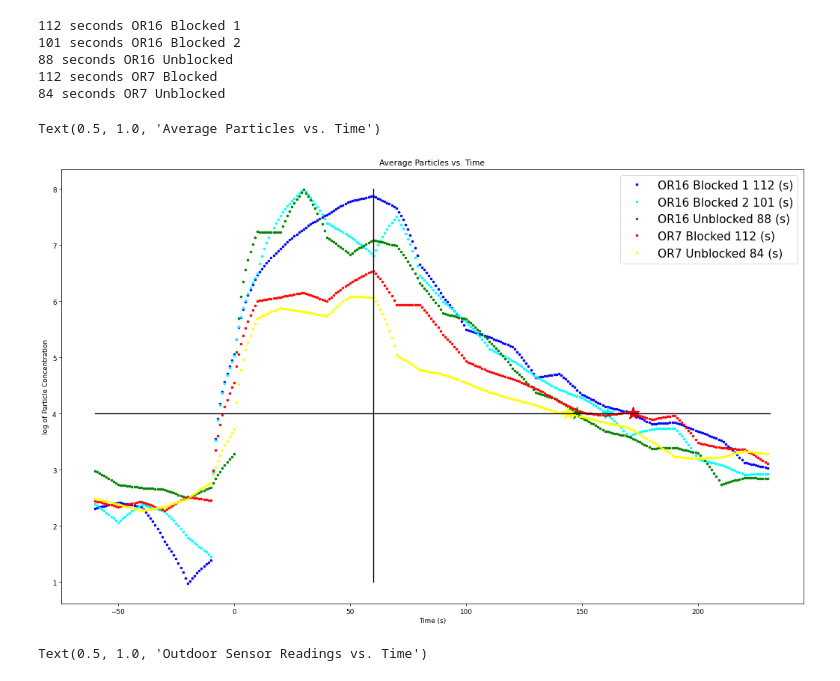
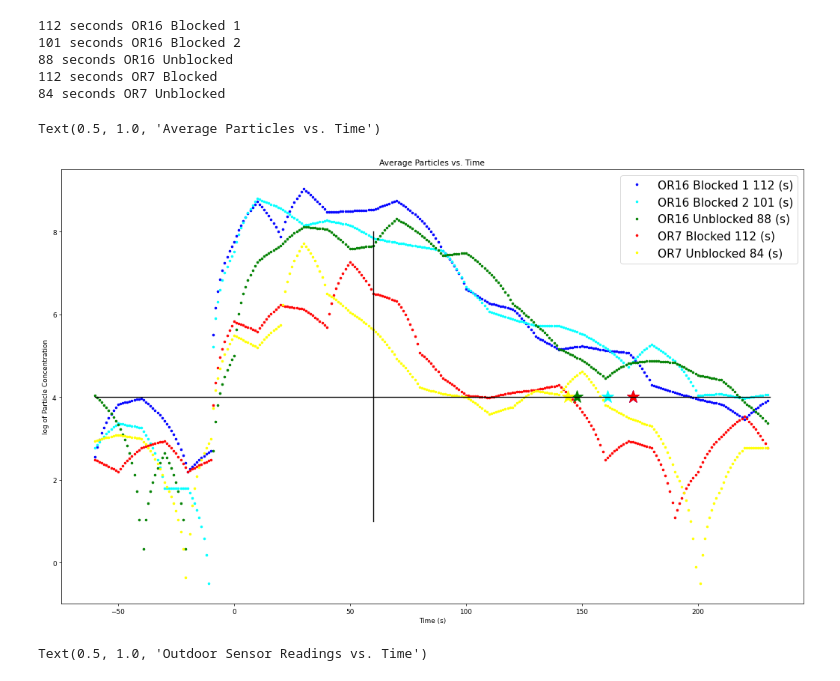
Before and after one commit to rrochlin/UWMedDecember, a Jupyter notebook: Analysis.ipynb, the cells around one changed output. Drawn from its saved outputs; the diff is of its cells as text; code cells hidden in the pictures.

Commit message:
zone columns added

```diff
--- a/Analysis.ipynb
+++ b/Analysis.ipynb
@@ -129,35 +129,35 @@ for notUse,x in enumerate(stAvgDf):
 # %%
 color = ['blue','cyan','green','red','yellow']
 for idx,x in enumerate(stAvgDf):
     fig = plt.figure(0, figsize=(20,12), dpi=64)
     ax = fig.gca()
-    yData = stAvgDf[x]['Average']
+    yData = stAvgDf[x]['Zone 3']
     xData = indexList[x]
 
     ax.plot([i for i in range(-60,len(yData)-60)],np.log(yData),'.',color = color[idx],label = x + ' ' + str(xData) + ' (s)')
     ax.plot([xData+60],[thresh],'*',ms=20,color = color[idx])
     # ax.plot([xData,cData],[0,5])
 
     # ax.plot([i for i in range(-60,len(yData)-60)],yData,'.')
     # ax.plot([xData,xData],[0,200])
 
 # ax.plot([-60,len(yData)-60],[thresh**3,thresh**3],color = 'white')
 
 
 ax.plot([-60,len(stAvgDf[x])-60],[thresh]*2,color = 'black')
 ax.plot([60,60],[8,1],color = 'black')
 
 
 ax.legend(fontsize = 'xx-large')
 ax.set_xlabel('Time (s)')
 ax.set_ylabel('log of Particle Concentration')
 plt.title('Average Particles vs. Time')
 
 # #For exporting
 # mpld3.save_html(fig,'avgParticlePlot27_Thresh.html')
 # %% [output]
 Text(0.5, 1.0, 'Average Particles vs. Time')
-[figure, old version]
+[figure, new version]
 # %%
 color = ['blue','cyan','green','red','yellow']
 for idx,x in enumerate(stAvgDf):
```
Also changed, not shown: parts of 3 cells of this notebook, 1 other file.
